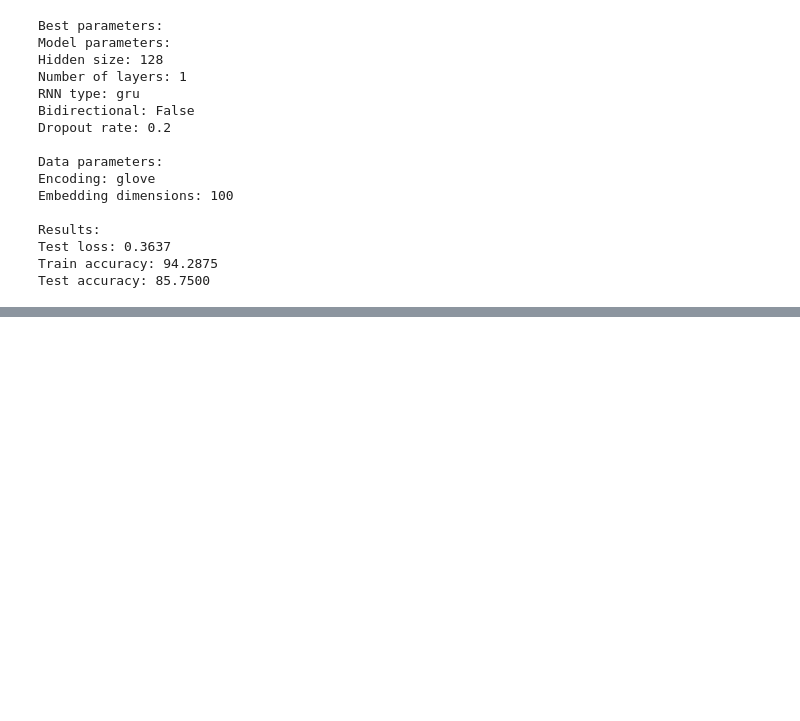
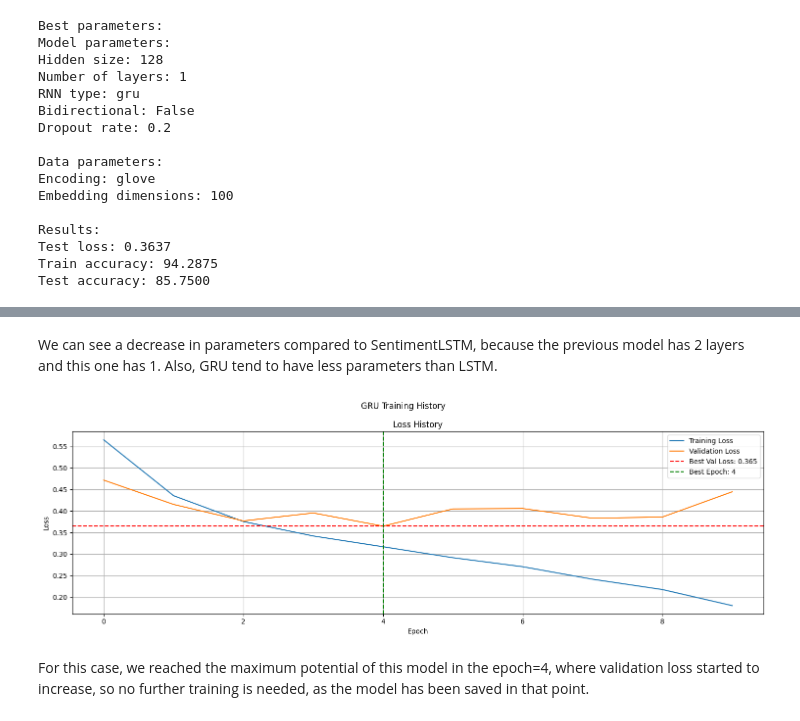
Before and after one commit to alvaro-francisco-gil/nn4nlp, a Jupyter notebook: exercises/03_recurrent_networks_sentiment_analysis.ipynb, the cells around one changed output, grey strips where cells are left out. Drawn from its saved outputs; the diff is of its cells as text; code cells hidden in the pictures; blank space fills up the shorter version.

```diff
--- a/exercises/03_recurrent_networks_sentiment_analysis.ipynb
+++ b/exercises/03_recurrent_networks_sentiment_analysis.ipynb
@@ -1031,0 +1165,9 @@ best_model = torch.load('/root/nn4nlp/models/03_best_model.pt')
+# %% [markdown]
+We can see a decrease in parameters compared to SentimentLSTM, because the previous model has 2 layers and this one has 1. Also, GRU tend to have less parameters than LSTM.
+# %%
+# Plot training history
+plot_training_history(gru_train_losses, gru_test_losses, "GRU")
+# %% [output]
+[figure, added]
+# %% [markdown]
+For this case, we reached the maximum potential of this model in the epoch=4, where validation loss started to increase, so no further training is needed, as the model has been saved in that point.
```
Also changed, not shown: parts of 19 cells of this notebook, 2 other files.
